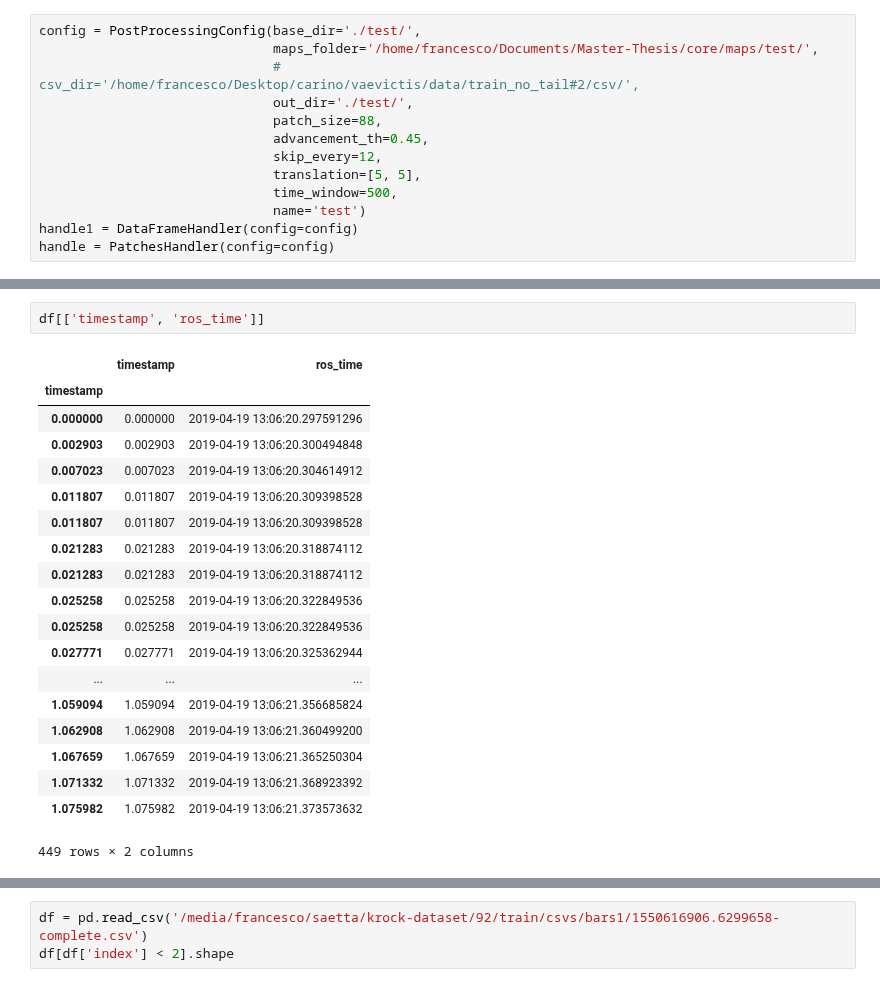
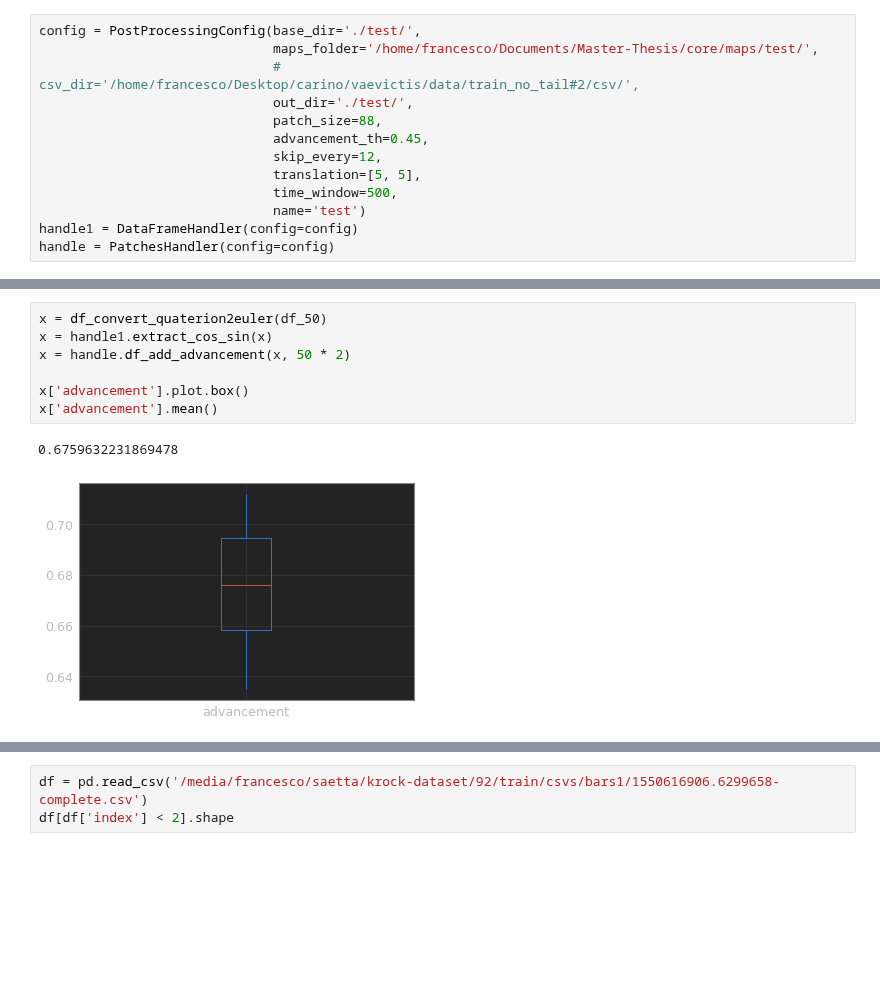
Before and after one commit to FrancescoSaverioZuppichini/Master-Thesis, a Jupyter notebook: core/Untitled.ipynb, the cells around one changed output, grey strips where cells are left out. Saved outputs shown, nothing was run; the diff lists cells and outputs as text; blank space fills up the shorter version.

```diff
--- a/core/Untitled.ipynb
+++ b/core/Untitled.ipynb
@@ -87,22 +111,10 @@ x['advancement'].mean()
-# %%
-df[['timestamp', 'ros_time']]
-# %% [output]
-|  | timestamp | ros_time |
-| timestamp |  |  |
-| 0.000000 | 0.000000 | 2019-04-19 13:06:20.297591296 |
-| 0.002903 | 0.002903 | 2019-04-19 13:06:20.300494848 |
-| 0.007023 | 0.007023 | 2019-04-19 13:06:20.304614912 |
-| 0.011807 | 0.011807 | 2019-04-19 13:06:20.309398528 |
-| 0.011807 | 0.011807 | 2019-04-19 13:06:20.309398528 |
-| 0.021283 | 0.021283 | 2019-04-19 13:06:20.318874112 |
-| 0.021283 | 0.021283 | 2019-04-19 13:06:20.318874112 |
-| 0.025258 | 0.025258 | 2019-04-19 13:06:20.322849536 |
-| 0.025258 | 0.025258 | 2019-04-19 13:06:20.322849536 |
-| 0.027771 | 0.027771 | 2019-04-19 13:06:20.325362944 |
-| ... | ... | ... |
-| 1.059094 | 1.059094 | 2019-04-19 13:06:21.356685824 |
-| 1.062908 | 1.062908 | 2019-04-19 13:06:21.360499200 |
-| 1.067659 | 1.067659 | 2019-04-19 13:06:21.365250304 |
-| 1.071332 | 1.071332 | 2019-04-19 13:06:21.368923392 |
-| 1.075982 | 1.075982 | 2019-04-19 13:06:21.373573632 |
-449 rows × 2 columns
+# %%
+x = df_convert_quaterion2euler(df_50)
+x = handle1.extract_cos_sin(x)
+x = handle.df_add_advancement(x, 50 * 2)
+
+x['advancement'].plot.box()
+x['advancement'].mean()
+# %% [output]
+0.6759632231869478
+[figure, added]
```
Also changed, not shown: parts of 18 cells of this notebook, 10 other files.
